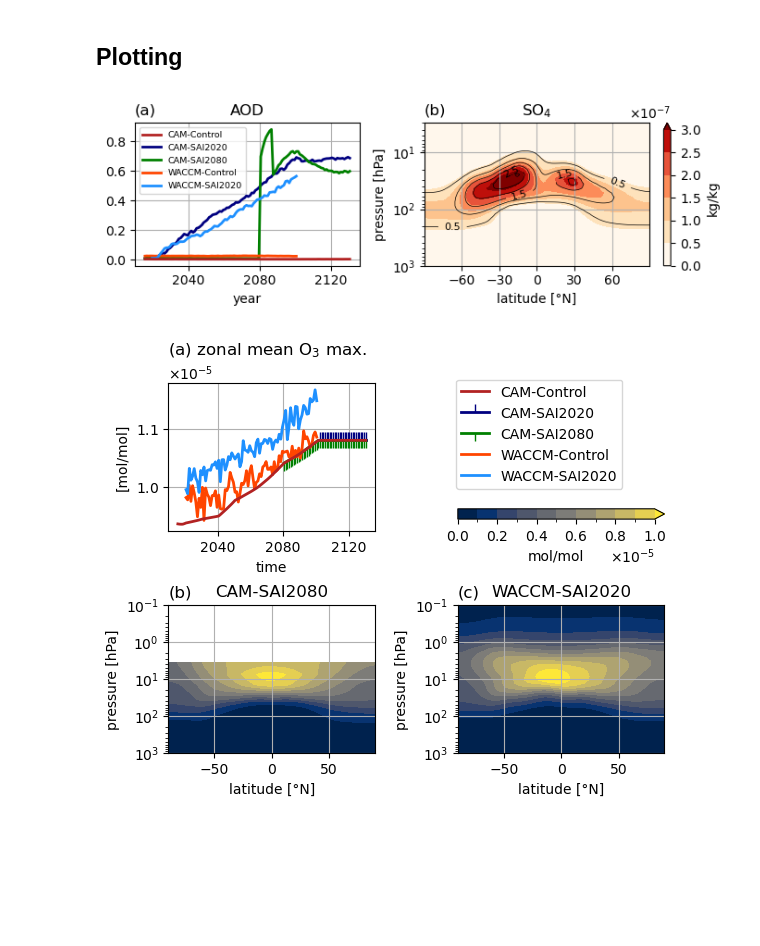
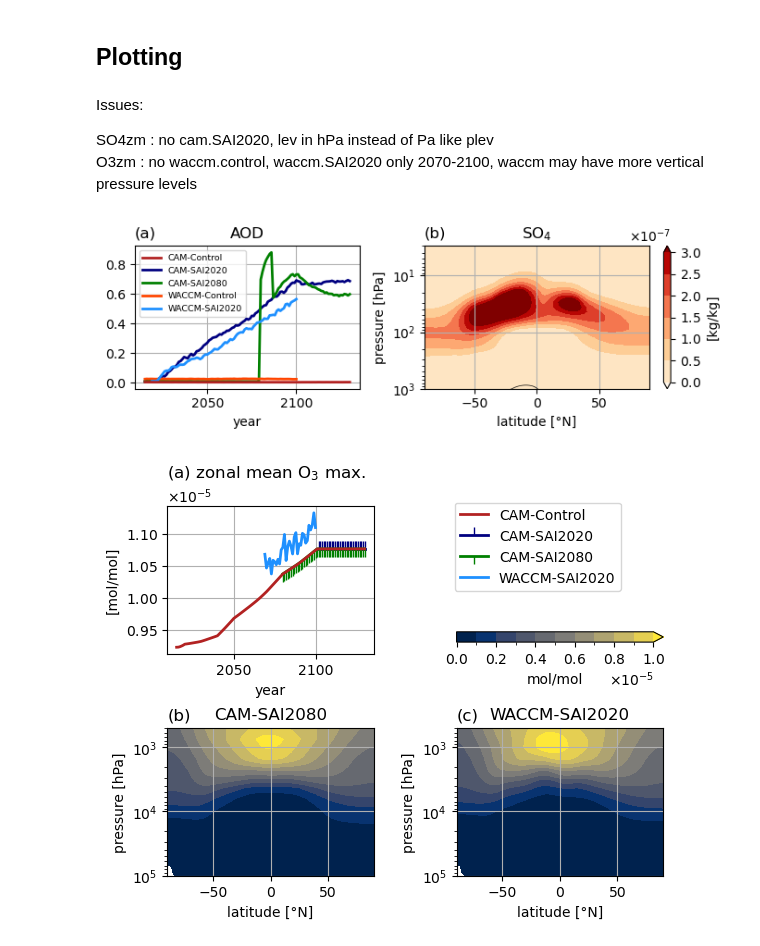
Before and after one commit to JdeJong96/CESM-CAM_SAI, a Jupyter notebook: results/aerosolfield.ipynb, the cells around one changed output. Saved outputs shown, nothing was run; the diff lists cells and outputs as text; code cells hidden in the pictures; blank space fills up the shorter version.

```diff
--- a/results/aerosolfield.ipynb
+++ b/results/aerosolfield.ipynb
@@ -322,3 +322,12 @@ ds = xr.merge((dsi, dsf, dsgm))
 ds.to_netcdf('figdata/CESM2.O3zm.nc')
 # %% [markdown]
 ## Plotting
+# %% [markdown]
+Issues:
+
+SO4zm : no cam.SAI2020, lev in hPa instead of Pa like plev
+O3zm : no waccm.control, waccm.SAI2020 only 2070-2100, waccm may have more vertical pressure levels
+# %%
+AODzm = xr.open_dataset('figdata/CESM2.AODzm.nc')
+SO4zm = xr.open_dataset('figdata/CESM2.SO4zm.nc')
+O3zm = xr.open_dataset('figdata/CESM2.O3zm.nc')
@@ -326,16 +337,16 @@ ds.to_netcdf('figdata/CESM2.O3zm.nc')
 fig, ax = plt.subplots(1,2, figsize=(7,2.5), width_ratios=[1,1.25])
 
 # line plot
-AODgm['cam']['control'].plot(ax=ax[0], c='firebrick', lw=2, label='CAM-Control', zorder=4)
-AODgm['cam']['SAI2020'].plot(ax=ax[0], c='navy', lw=2, label='CAM-SAI2020')
-AODgm['cam']['SAI2080'].plot(ax=ax[0], c='green', lw=2, label='CAM-SAI2080')
-AODgm['waccm']['control'].plot(ax=ax[0], c='orangered', lw=2, label='WACCM-Control')
-AODgm['waccm']['SAI2020'].plot(ax=ax[0], c='dodgerblue', lw=2, label='WACCM-SAI2020')
+AODgm['cam.control'].plot(ax=ax[0], c='firebrick', lw=2, label='CAM-Control', zorder=4)
+AODgm['cam.SAI2020'].plot(ax=ax[0], c='navy', lw=2, label='CAM-SAI2020')
+AODgm['cam.SAI2080'].plot(ax=ax[0], c='green', lw=2, label='CAM-SAI2080')
+AODgm['waccm.control'].plot(ax=ax[0], c='orangered', lw=2, label='WACCM-Control')
+AODgm['waccm.SAI2020'].plot(ax=ax[0], c='dodgerblue', lw=2, label='WACCM-SAI2020')
 
 # contour
-p2a = SO4tm['cam']['SAI2020'].isel(lev=slice(25,70)).plot.contourf(ax=ax[1], yscale='log', cmap='OrRd', vmin=0, levels=np.arange(0,3.1e-7,0.5e-7))
-p2b = SO4tm['waccm']['SAI2020'].isel(lev=slice(25,70)).plot.contour(ax=ax[1], yscale='log', colors='k', linewidths=0.5, vmin=0, levels=np.arange(0,3.1e-7,0.5e-7))
-ax[1].invert_yaxis() # needs to be called before clabel
+p2a = SO4zm['cam.SAI2020.plev34.f'].plot.contourf(ax=ax[1], yscale='log', yincrease=False, y='lev', cmap='OrRd', vmin=0, levels=np.arange(0,3.1e-7,0.5e-7))
+p2b = SO4zm['waccm.SAI2020.plev34.f'].plot.contour(ax=ax[1], yscale='log', yincrease=False, y='plev34', colors='k', linewidths=0.5, vmin=0, levels=np.arange(0,3.1e-7,0.5e-7))
+#ax[1].invert_yaxis() # needs to be called before clabel
 plt.clabel(p2b, levels=p2b.levels[1::2], inline=True, fontsize=8)
 ax[0].legend(loc='upper left', prop={'size':6.9})
 ax[0].set_xlabel('year')
@@ -345,15 +356,15 @@ ax[0].grid()
 ax[1].set_ylim([1000,3])
 ax[1].set_ylabel('pressure [hPa]')
 ax[1].set_xlabel('latitude [°N]')
-ax[1].set_xticks(range(-60,61,30))
+#ax[1].set_xticks(range(-60,61,30))
 ax[1].grid()
 ax[1].set_title(r'SO$_4$'); ax[1].set_title('(b)', loc='left')
 
 cbax = p2a.colorbar.ax
-cbax.set_ylabel(f"{cam_strat['SAI2020'].so4mass_a3.units}")
+cbax.set_ylabel(f"[kg/kg]")
 cbax.ticklabel_format(useMathText=True)
 
 plt.tight_layout()
 fig.savefig('figures/aod_so4mass.pdf')
 # %% [output]
-[figure, old version]
+[figure, new version]
@@ -363,38 +372,38 @@ O3 = xr.open_dataset('figdata/CESM2.O3.nc')
 fig, axs = plt.subplots(2,2)
 Olevels = np.linspace(0,1e-5,11)
 for ax in axs.flatten():
     ax.grid(which='major')
 
 # CAM
-O3gm['cam']['control'].plot(ax=axs[0,0], lw=2, label='CAM-Control', c='firebrick', zorder=4, markersize=4)
-O3gm['cam']['SAI2020'].plot(ax=axs[0,0], lw=2, label='CAM-SAI2020', c='navy', linestyle='-', marker=2)
-O3gm['cam']['SAI2080'].plot(ax=axs[0,0], lw=2, label='CAM-SAI2080', c='green',linestyle='-', marker=3)
+O3zm['cam.control.plev34.gm'].plot(ax=axs[0,0], lw=2, label='CAM-Control', c='firebrick', zorder=4, markersize=4)
+O3zm['cam.SAI2020.plev34.gm'].plot(ax=axs[0,0], lw=2, label='CAM-SAI2020', c='navy', linestyle='-', marker=2)
+O3zm['cam.SAI2080.plev34.gm'].plot(ax=axs[0,0], lw=2, label='CAM-SAI2080', c='green',linestyle='-', marker=3)
 
 # WACCM
-O3gm['waccm']['control'].plot(ax=axs[0,0], lw=2, label='WACCM-Control', c='orangered')
-O3gm['waccm']['SAI2020'].plot(ax=axs[0,0], lw=2, label='WACCM-SAI2020', c='dodgerblue')
+# O3zm['waccm.control.'].plot(ax=axs[0,0], lw=2, label='WACCM-Control', c='orangered')
+O3zm['waccm.SAI2020.plev19.gm'].plot(ax=axs[0,0], lw=2, label='WACCM-SAI2020', c='dodgerblue')
 
 
 # zonal mean O3
-cam['SAI2080'].sel(time=slice('2080','2100')).O3.mean(('time','lon')).plot.contourf(ax=axs[1,0], yincrease=False, yscale='log', ylim=[1000,0.1], levels=Olevels, add_colorbar=False, cmap='cividis')
-p = waccm['SAI2020'].O3.sel(time=slice('2080','2100')).mean(('time')).plot.contourf(ax=axs[1,1], yscale='log', yincrease=False, levels=Olevels, ylim=[1000,0.1], add_colorbar=False, cmap='cividis')
+O3zm['cam.SAI2080.plev34.f'].plot.contourf(ax=axs[1,0], yincrease=False, yscale='log', y='plev34', ylim=[100000,500], levels=Olevels, add_colorbar=False, cmap='cividis')
+p = O3zm['waccm.SAI2020.plev34.f'].plot.contourf(ax=axs[1,1], yscale='log', yincrease=False, y='plev34', levels=Olevels, ylim=[100000,500], add_colorbar=False, cmap='cividis')
 
 axs[0,0].set_title(''); axs[0,0].set_title('(a) zonal mean O$_3$ max.', loc='left')
 axs[1,0].set_title('CAM-SAI2080'); axs[1,0].set_title('(b)', loc='left')
 axs[1,1].set_title('WACCM-SAI2020'); axs[1,1].set_title('(c)', loc='left')
 axs[1,0].set_xlabel('latitude [°N]')
 axs[1,1].set_xlabel('latitude [°N]')
 axs[0,0].set_ylabel('[mol/mol]')
 axs[1,0].set_ylabel('pressure [hPa]')
 axs[1,1].set_ylabel('pressure [hPa]')
 axs[0,0].ticklabel_format(axis='y', useMathText=True)
 
 cb = fig.colorbar(p, ax=axs[0,1], orientation='horizontal')
 cb.ax.set_xlabel('mol/mol')
 cb.ax.ticklabel_format(axis='x', useMathText=True)
 fig.delaxes(axs[0,1])
 plt.subplots_adjust(wspace=0.4, hspace=0.5)
 axs[0,0].legend(prop={'size':10}, bbox_to_anchor=(2.23,1.07))
 fig.savefig('figures/ozone.pdf')
 # %% [output]
-[figure, old version]
+[figure, new version]
```
Also changed, not shown: parts of 5 cells of this notebook, 2 other files.
